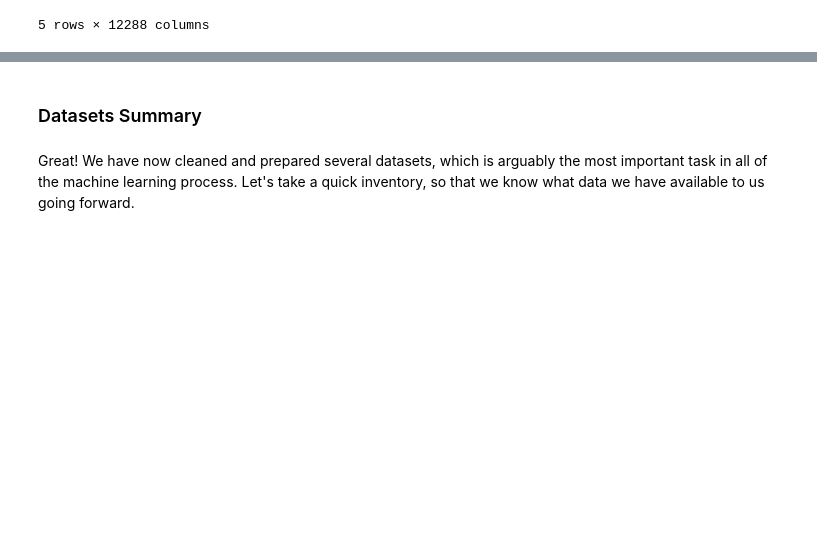
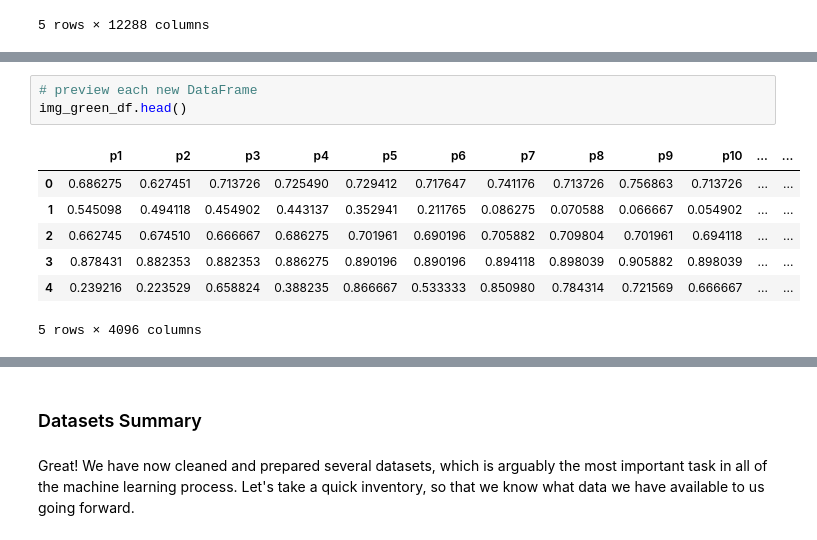
Before and after one commit to Sombrero7/pawpularity-contest, a Jupyter notebook: main_notebook.ipynb, the cells around one changed output, grey strips where cells are left out. Drawn from its saved outputs; the diff is of its cells as text; blank space fills up the shorter version.

```diff
--- a/main_notebook.ipynb
+++ b/main_notebook.ipynb
@@ -396,0 +423,11 @@ img_df.head()
+# %%
+# preview each new DataFrame
+img_green_df.head()
+# %% [output]
+|  | p1 | p2 | p3 | p4 | p5 | p6 | p7 | p8 | p9 | p10 | ... | ... |
+| 0 | 0.686275 | 0.627451 | 0.713726 | 0.725490 | 0.729412 | 0.717647 | 0.741176 | 0.713726 | 0.756863 | 0.713726 | ... | ... |
+| 1 | 0.545098 | 0.494118 | 0.454902 | 0.443137 | 0.352941 | 0.211765 | 0.086275 | 0.070588 | 0.066667 | 0.054902 | ... | ... |
+| 2 | 0.662745 | 0.674510 | 0.666667 | 0.686275 | 0.701961 | 0.690196 | 0.705882 | 0.709804 | 0.701961 | 0.694118 | ... | ... |
+| 3 | 0.878431 | 0.882353 | 0.882353 | 0.886275 | 0.890196 | 0.890196 | 0.894118 | 0.898039 | 0.905882 | 0.898039 | ... | ... |
+| 4 | 0.239216 | 0.223529 | 0.658824 | 0.388235 | 0.866667 | 0.533333 | 0.850980 | 0.784314 | 0.721569 | 0.666667 | ... | ... |
+5 rows × 4096 columns
```
Also changed, not shown: parts of 9 cells of this notebook.
